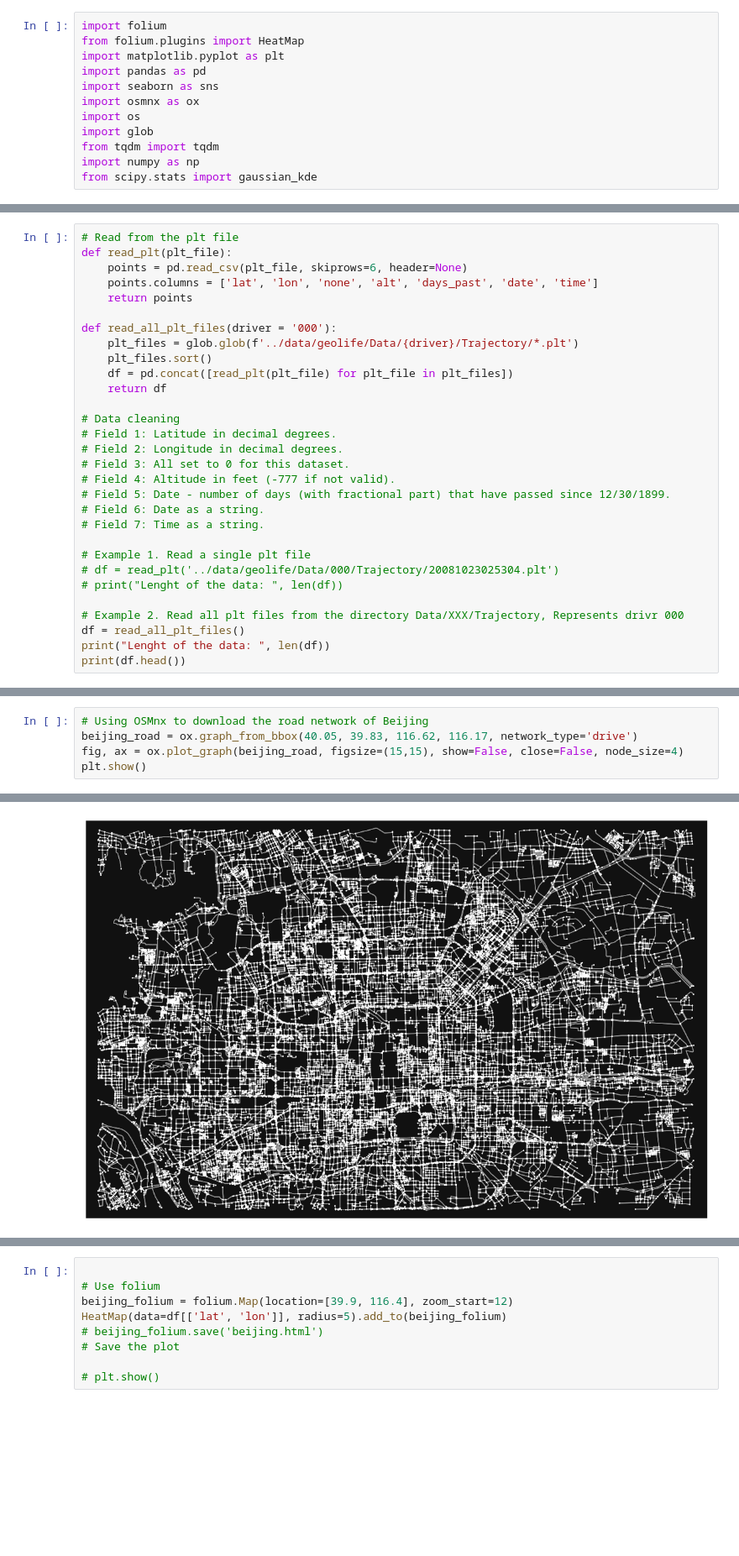
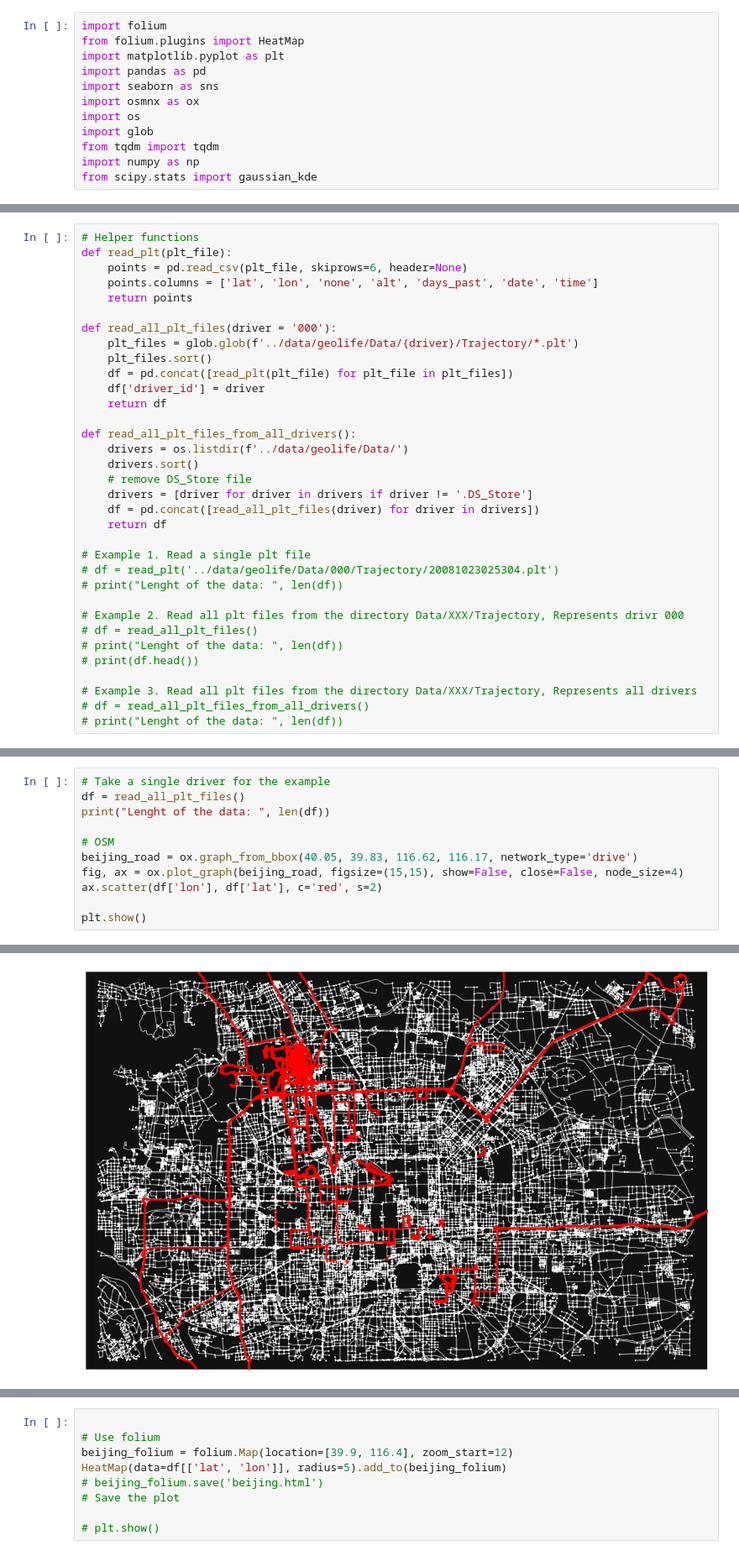
Before and after one commit to AkaCoder404/SUMO-Trajectory-Visualizer, a Jupyter notebook: vis/geolife.ipynb, the cells around one changed output, grey strips where cells are left out. Shown at 84% size. Saved outputs shown, nothing was run; the diff lists cells and outputs as text; blank space fills up the shorter version.

```diff
--- a/vis/geolife.ipynb
+++ b/vis/geolife.ipynb
@@ -13,5 +36,5 @@ from scipy.stats import gaussian_kde
 # %%
-# Read from the plt file
+# Helper functions
 def read_plt(plt_file):
     points = pd.read_csv(plt_file, skiprows=6, header=None)
     points.columns = ['lat', 'lon', 'none', 'alt', 'days_past', 'date', 'time']
@@ -21,22 +44,26 @@ def read_all_plt_files(driver = '000'):
     plt_files = glob.glob(f'../data/geolife/Data/{driver}/Trajectory/*.plt')
     plt_files.sort()
     df = pd.concat([read_plt(plt_file) for plt_file in plt_files])
+    df['driver_id'] = driver
     return df
 
-# Data cleaning
-# Field 1: Latitude in decimal degrees.
-# Field 2: Longitude in decimal degrees.
-# Field 3: All set to 0 for this dataset.
-# Field 4: Altitude in feet (-777 if not valid).
-# Field 5: Date - number of days (with fractional part) that have passed since 12/30/1899.
-# Field 6: Date as a string.
-# Field 7: Time as a string.
+def read_all_plt_files_from_all_drivers():
+    drivers = os.listdir(f'../data/geolife/Data/')
+    drivers.sort()
+    # remove DS_Store file
+    drivers = [driver for driver in drivers if driver != '.DS_Store']
+    df = pd.concat([read_all_plt_files(driver) for driver in drivers])
+    return df
 
 # Example 1. Read a single plt file
 # df = read_plt('../data/geolife/Data/000/Trajectory/20081023025304.plt')
 # print("Lenght of the data: ", len(df))
 
 # Example 2. Read all plt files from the directory Data/XXX/Trajectory, Represents drivr 000
-df = read_all_plt_files()
-print("Lenght of the data: ", len(df))
-print(df.head())
+# df = read_all_plt_files()
+# print("Lenght of the data: ", len(df))
+# print(df.head())
+
+# Example 3. Read all plt files from the directory Data/XXX/Trajectory, Represents all drivers
+# df = read_all_plt_files_from_all_drivers()
+# print("Lenght of the data: ", len(df))
@@ -51,6 +94,12 @@ Lenght of the data:  173870
 # %%
-# Using OSMnx to download the road network of Beijing
+# Take a single driver for the example
+df = read_all_plt_files()
+print("Lenght of the data: ", len(df))
+
+# OSM
 beijing_road = ox.graph_from_bbox(40.05, 39.83, 116.62, 116.17, network_type='drive')
 fig, ax = ox.plot_graph(beijing_road, figsize=(15,15), show=False, close=False, node_size=4)
+ax.scatter(df['lon'], df['lat'], c='red', s=2)
+
 plt.show()
 # %% [output]
@@ -57 +107 @@ plt.show()
-[figure, old version]
+[figure, new version]
```
Also changed, not shown: parts of 11 cells of this notebook, 11 other files.
